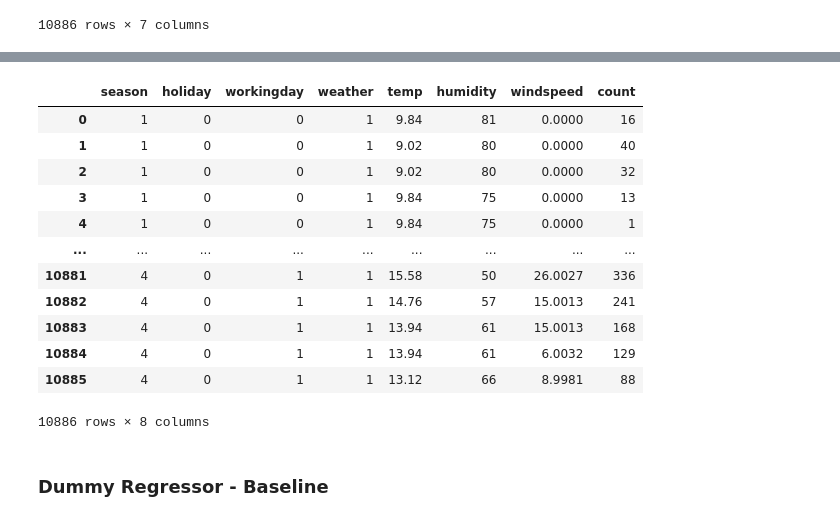
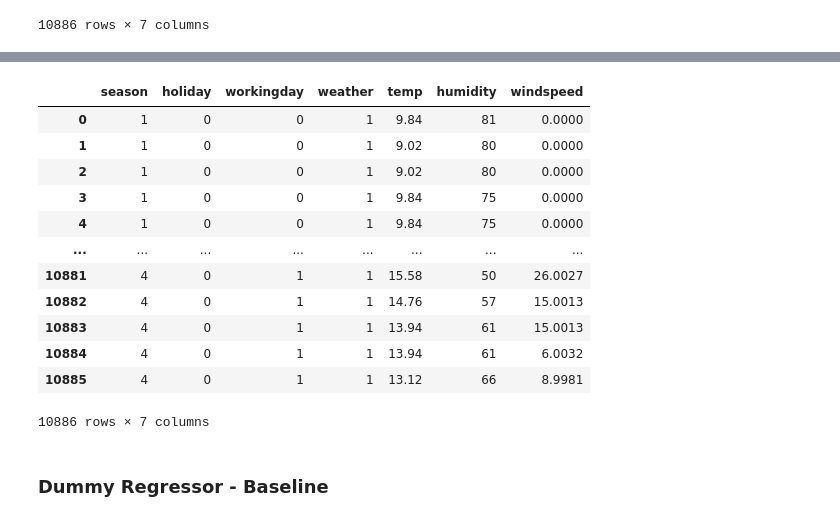
Before and after one commit to binyaz/bike-share-demand, a Jupyter notebook: Untitled.ipynb, the cells around one changed output, grey strips where cells are left out. Drawn from its saved outputs; the diff is of its cells as text; code cells hidden in the pictures.

```diff
--- a/Untitled.ipynb
+++ b/Untitled.ipynb
@@ -177,22 +194,21 @@ OLS Regression Results
 Warnings:
 [1] Standard Errors assume that the covariance matrix of the errors is correctly specified.
-# %%
-train = train[['season', 'holiday', 'workingday', 'weather', 'temp', 'humidity', 'windspeed', 'count']]
-train
-# %% [output]
-|  | season | holiday | workingday | weather | temp | humidity | windspeed | count |
-| 0 | 1 | 0 | 0 | 1 | 9.84 | 81 | 0.0000 | 16 |
-| 1 | 1 | 0 | 0 | 1 | 9.02 | 80 | 0.0000 | 40 |
-| 2 | 1 | 0 | 0 | 1 | 9.02 | 80 | 0.0000 | 32 |
-| 3 | 1 | 0 | 0 | 1 | 9.84 | 75 | 0.0000 | 13 |
-| 4 | 1 | 0 | 0 | 1 | 9.84 | 75 | 0.0000 | 1 |
-| ... | ... | ... | ... | ... | ... | ... | ... | ... |
-| 10881 | 4 | 0 | 1 | 1 | 15.58 | 50 | 26.0027 | 336 |
-| 10882 | 4 | 0 | 1 | 1 | 14.76 | 57 | 15.0013 | 241 |
-| 10883 | 4 | 0 | 1 | 1 | 13.94 | 61 | 15.0013 | 168 |
-| 10884 | 4 | 0 | 1 | 1 | 13.94 | 61 | 6.0032 | 129 |
-| 10885 | 4 | 0 | 1 | 1 | 13.12 | 66 | 8.9981 | 88 |
-10886 rows × 8 columns
+# %%
+X
+# %% [output]
+|  | season | holiday | workingday | weather | temp | humidity | windspeed |
+| 0 | 1 | 0 | 0 | 1 | 9.84 | 81 | 0.0000 |
+| 1 | 1 | 0 | 0 | 1 | 9.02 | 80 | 0.0000 |
+| 2 | 1 | 0 | 0 | 1 | 9.02 | 80 | 0.0000 |
+| 3 | 1 | 0 | 0 | 1 | 9.84 | 75 | 0.0000 |
+| 4 | 1 | 0 | 0 | 1 | 9.84 | 75 | 0.0000 |
+| ... | ... | ... | ... | ... | ... | ... | ... |
+| 10881 | 4 | 0 | 1 | 1 | 15.58 | 50 | 26.0027 |
+| 10882 | 4 | 0 | 1 | 1 | 14.76 | 57 | 15.0013 |
+| 10883 | 4 | 0 | 1 | 1 | 13.94 | 61 | 15.0013 |
+| 10884 | 4 | 0 | 1 | 1 | 13.94 | 61 | 6.0032 |
+| 10885 | 4 | 0 | 1 | 1 | 13.12 | 66 | 8.9981 |
+10886 rows × 7 columns
 # %% [markdown]
 ### Dummy Regressor - Baseline
 # %%
```
Also changed, not shown: parts of 32 cells of this notebook.
